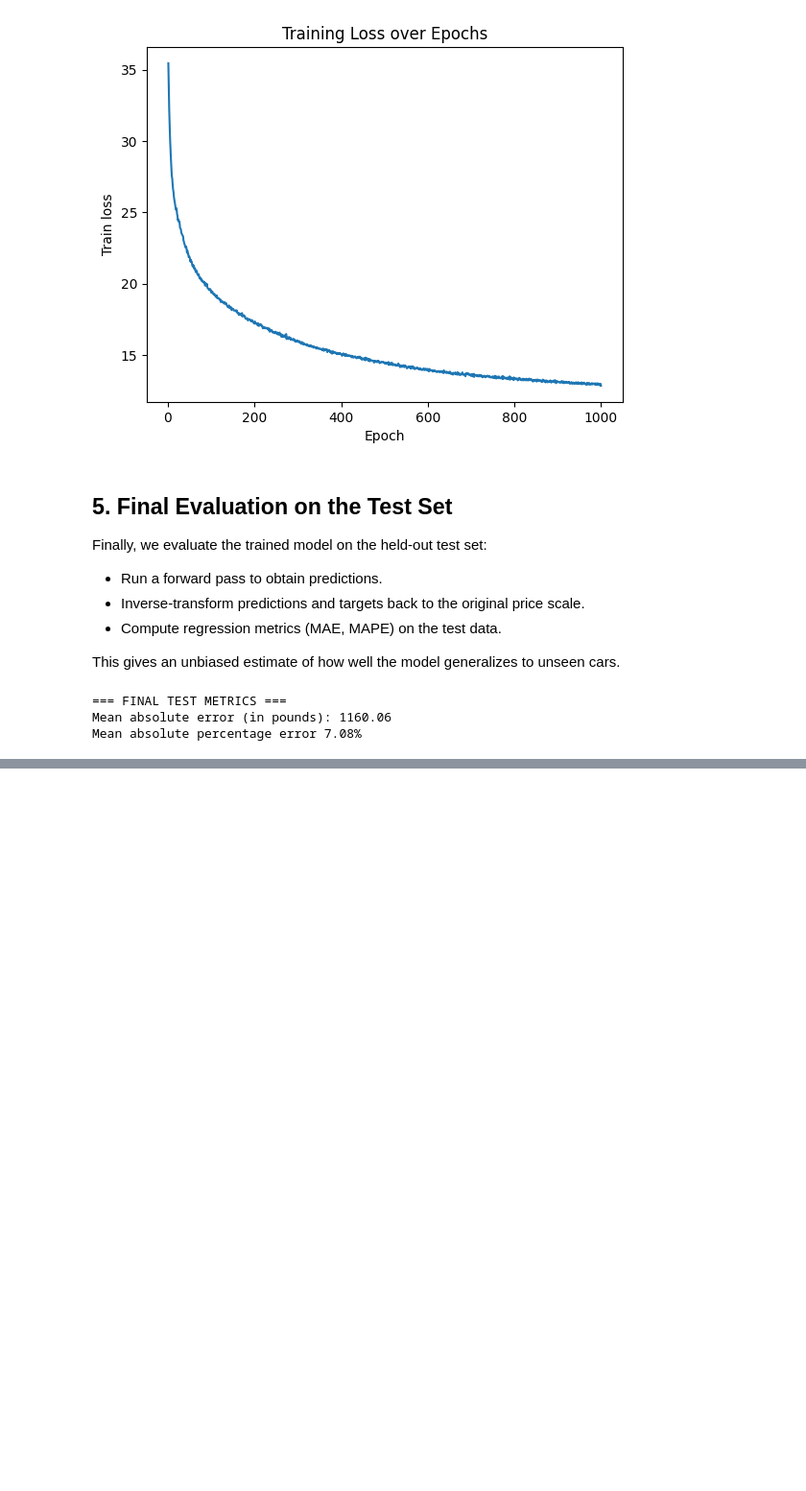
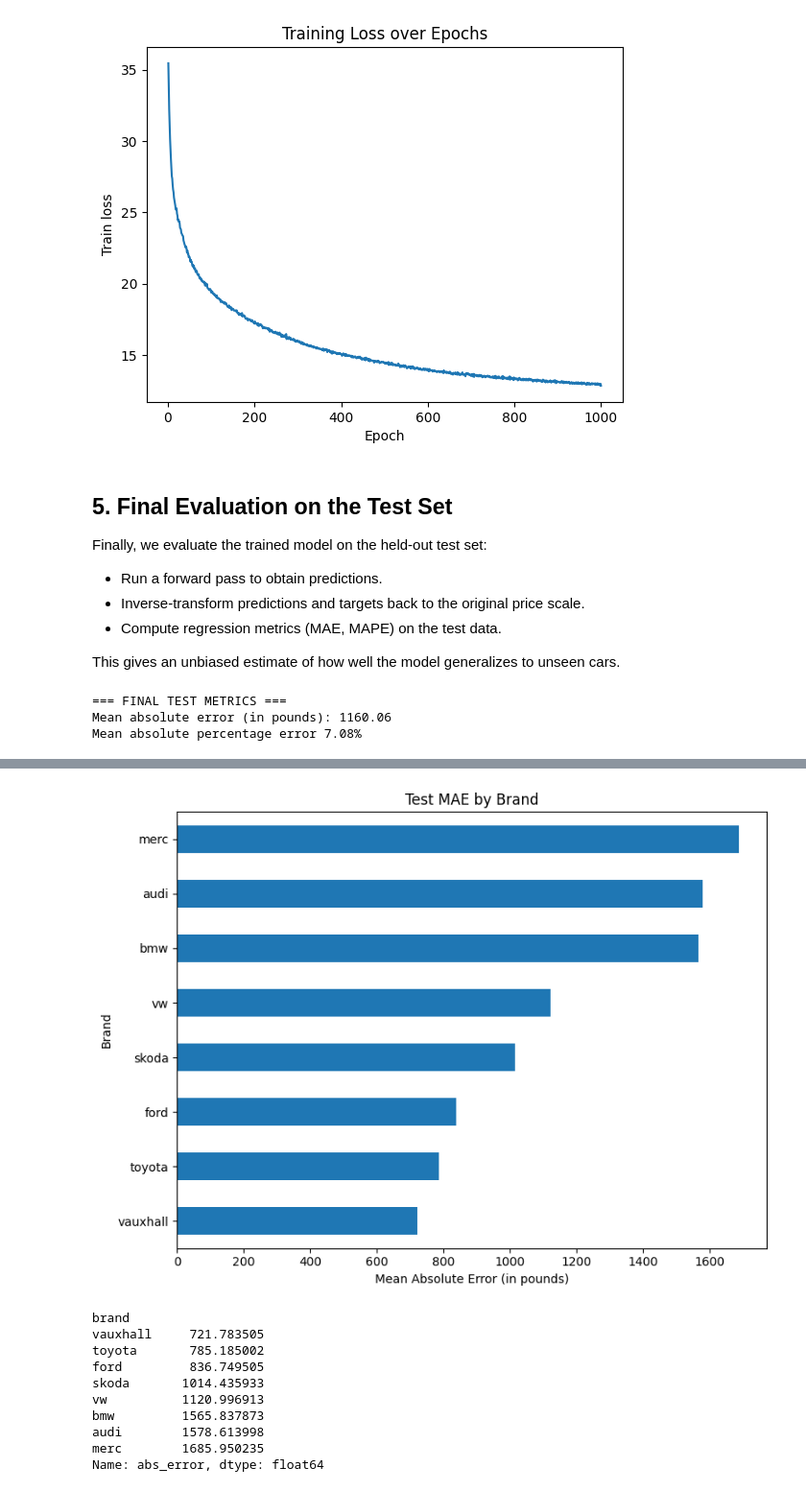
Before and after one commit to juanfp02/Developing-my-own-Neural-Networks, a Jupyter notebook: main.ipynb, the cells around one changed output, grey strips where cells are left out. Shown at 96% size. Saved outputs shown, nothing was run; the diff lists cells and outputs as text; code cells hidden in the pictures; blank space fills up the shorter version.

```diff
--- a/main.ipynb
+++ b/main.ipynb
@@ -553,0 +590,31 @@ Mean absolute percentage error 7.08%
+# %%
+# Compute MAE per brand
+brand_mae = (
+    test_df.groupby("brand")["abs_error"]
+    .mean()
+    .sort_values(ascending=True)
+)
+
+plt.figure(figsize=(8, 6))
+
+brand_mae.plot(kind="barh")
+plt.xlabel("Mean Absolute Error (in pounds)")
+plt.ylabel("Brand")
+plt.title("Test MAE by Brand")
+
+plt.tight_layout()
+plt.show()
+
+brand_mae
+# %% [output]
+[figure, added]
+brand
+vauxhall     721.783505
+toyota       785.185002
+ford         836.749505
+skoda       1014.435933
+vw          1120.996913
+bmw         1565.837873
+audi        1578.613998
+merc        1685.950235
+Name: abs_error, dtype: float64
```
Also changed, not shown: parts of 2 cells of this notebook, 1 other file.
